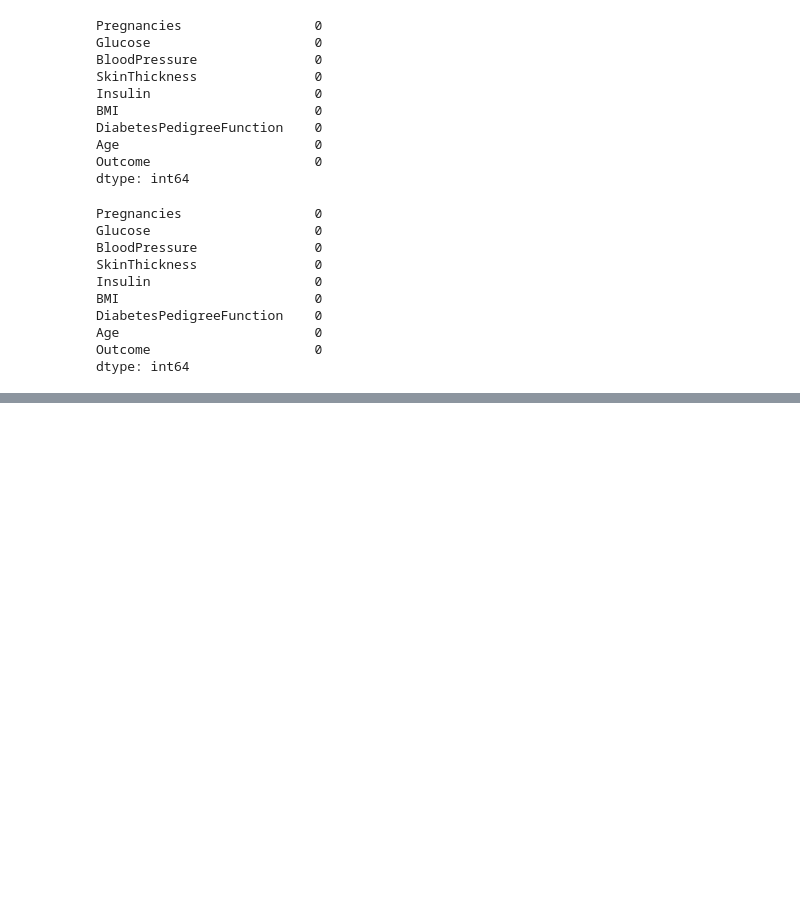
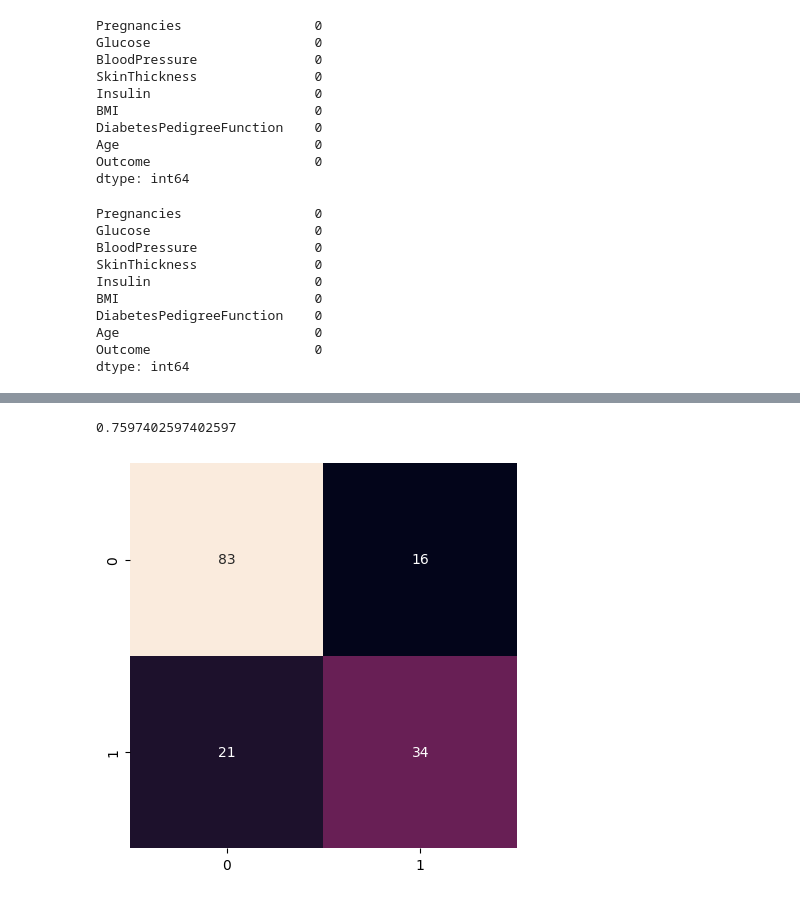
Before and after one commit to Fj-martinez33/decision_tree, a Jupyter notebook: src/explore.ipynb, the cells around one changed output, grey strips where cells are left out. Cells and saved outputs as stored; diff of their text form; code cells hidden in the pictures; blank space fills up the shorter version.

```diff
--- a/src/explore.ipynb
+++ b/src/explore.ipynb
@@ -476,0 +681,11 @@ dtype: int64
+# %%
+#Creamos el diccionario de hyperparametros
+
+hyperparameters = {"criterion" : ["gini", "entropy", "log_loss"], "splitter" : ["best", "random"], "max_depth" : np.random.randint(1, 5, size=3), "min_samples_split" : np.random.randint(5, size=3), "min_samples_leaf" : np.random.randint(1, 5, size=3), "random_state" : np.random.randint(1, 100, size=3)}
+# %%
+#Pasamos el modelo preentrenado con los hiperparametros (En este caso paso un grid pero podría pasar un RandomSearchCV)
+grid = GridSearchCV(pre_models[0], hyperparameters, scoring="accuracy")
+
+grid.fit(x_train_sel_without_outliers_standarscale, y_train)
+
+grid.best_params_
@@ -476,0 +716,24 @@ dtype: int64
+# %%
+#Guardamos el modelo entrenado
+
+clf = grid.best_estimator_
+
+y_test_predict = clf.predict(x_test_sel_with_outliers)
+
+score = accuracy_score(y_test, y_test_predict)
+
+score
+# %% [output]
+0.7597402597402597
+# %%
+#Creamos la matriz de confusion para ver donde estaban los errores
+
+confmatrx = pd.DataFrame(confusion_matrix(y_test, y_test_predict))
+
+plt.figure(figsize=(5,5))
+
+sns.heatmap(data = confmatrx, annot = True, fmt="d", cbar = False)
+
+plt.show()
+# %% [output]
+[figure, added]
```
Also changed, not shown: parts of 18 cells of this notebook, 9 other files.
